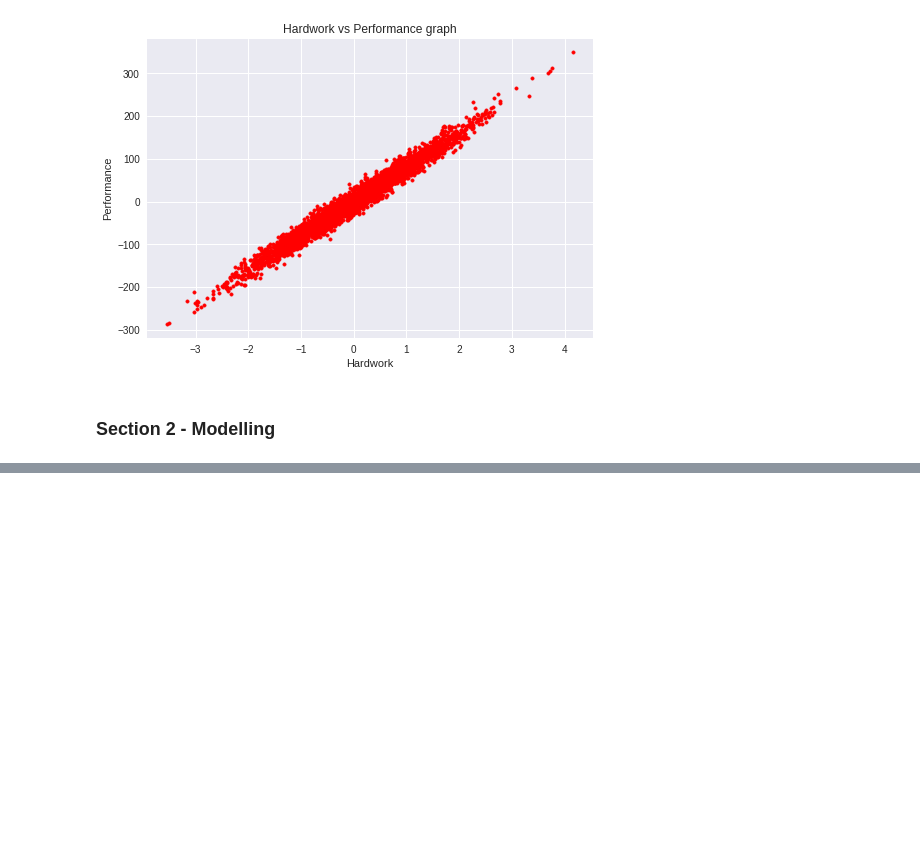
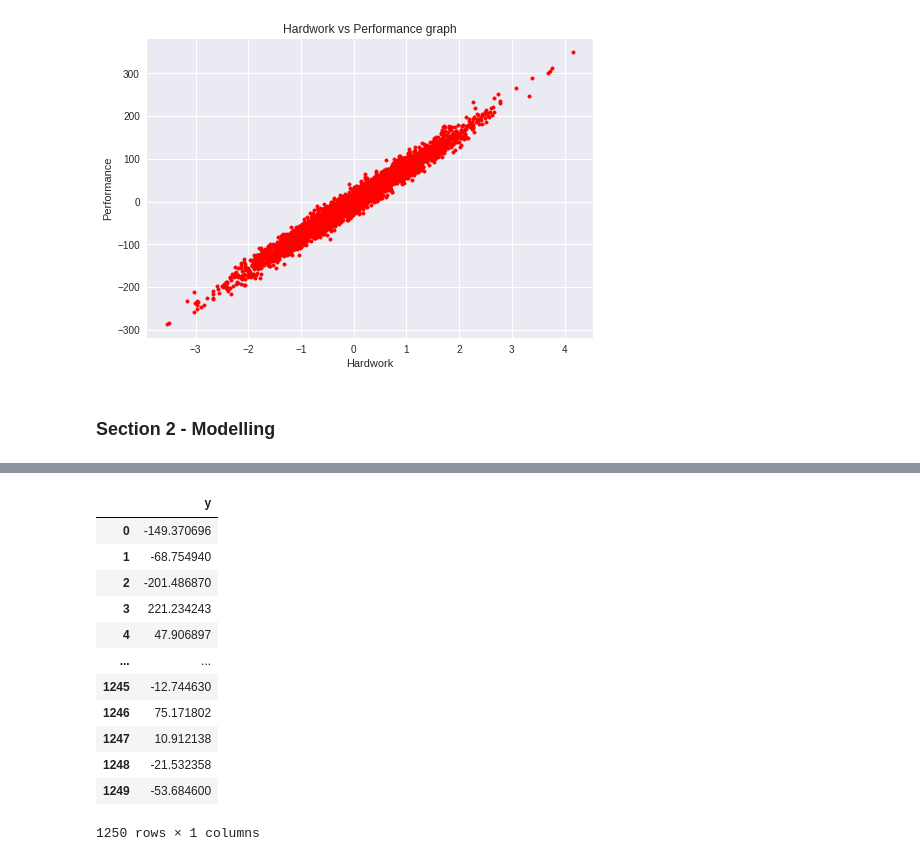
Before and after one commit to imraghavagr/Machine-Learning-from-scratch, a Jupyter notebook: 01. Linear Regression/03. example1.ipynb, the cells around one changed output, grey strips where cells are left out. Saved outputs shown, nothing was run; the diff lists cells and outputs as text; code cells hidden in the pictures; blank space fills up the shorter version.

```diff
--- a/01. Linear Regression/03. example1.ipynb
+++ b/01. Linear Regression/03. example1.ipynb
@@ -54,0 +138,4 @@ plt.show()
+# %%
+# Loading the test data
+X_test = pd.read_csv('/home/raghav/codes new/Machine-Learning-from-scratch/01. Linear Regression/datasets/hardworkPaysOff/test/Linear_X_Test.csv').values
+y_test_pred = hypothesis(X_test,theta)
@@ -54,0 +156,19 @@ plt.show()
+# %%
+#creating submission file
+df = pd.DataFrame(data = y_test_pred,columns=["y"])
+# %%
+df
+# %% [output]
+|  | y |
+| 0 | -149.370696 |
+| 1 | -68.754940 |
+| 2 | -201.486870 |
+| 3 | 221.234243 |
+| 4 | 47.906897 |
+| ... | ... |
+| 1245 | -12.744630 |
+| 1246 | 75.171802 |
+| 1247 | 10.912138 |
+| 1248 | -21.532358 |
+| 1249 | -53.684600 |
+1250 rows × 1 columns
```
Also changed, not shown: parts of 9 cells of this notebook, 1 other file.
